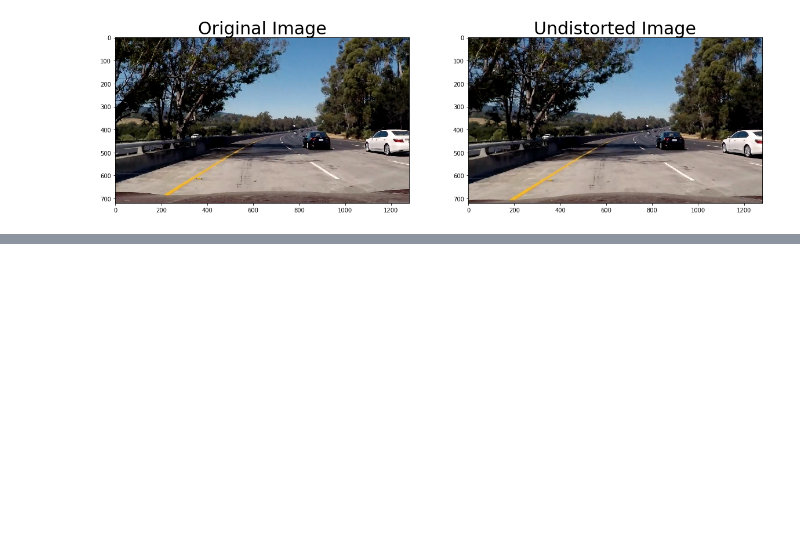
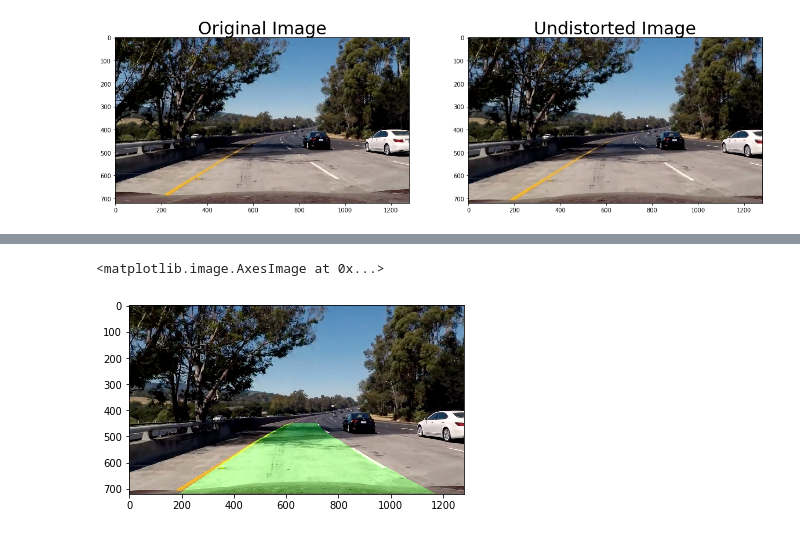
Before and after one commit to ChandlerTayek/CarND-Advanced-Lane-Lines, a Jupyter notebook: Main.ipynb, the cells around one changed output, grey strips where cells are left out. Cells and saved outputs as stored; diff of their text form; code cells hidden in the pictures; blank space fills up the shorter version.

```diff
--- a/Main.ipynb
+++ b/Main.ipynb
@@ -522,24 +532,29 @@ def findLaneLinesafterFindingThem():
 # %%
 # We will warp the image back to image space and place highlight the lane
 def highlightLane(warpedImg, leftFitx, rightFitx, ploty, invCamMat, unDst):
 
     # Create an image to draw the lines on
     warp_zero = np.zeros_like(warpedImg).astype(np.uint8)
     color_warp = np.dstack((warp_zero, warp_zero, warp_zero))
 
     # Recast the x and y points into usable format for cv2.fillPoly()
     pts_left = np.array([np.transpose(np.vstack([leftFitx, ploty]))])
     pts_right = np.array([np.flipud(np.transpose(np.vstack([rightFitx, ploty])))])
     pts = np.hstack((pts_left, pts_right))
 
     # Draw the lane onto the warped blank image
     cv2.fillPoly(color_warp, np.int_([pts]), (0,255, 0))
 
     # Warp the blank back to original image space using inverse perspective matrix (Minv)
     newwarp = cv2.warpPerspective(color_warp, invCamMat, (unDst.shape[1], unDst.shape[0]))
     # Combine the result with the original image
     result = cv2.addWeighted(unDst, 1, newwarp, 0.3, 0)
     return result
+highlightedImg = highlightLane(parm3, leftFitx, rightFitx, ploty, parm2, result)
+plt.imshow(highlightedImg)
+# %% [output]
+<matplotlib.image.AxesImage at 0x...>
+[figure, added]
 # %%
 # Define conversions in x and y from pixels space to meters
 def curvatureReadings(highlightedImg, ploty, leftFitx, rightFitx):
```
Also changed, not shown: parts of 4 cells of this notebook, 5 other files.
